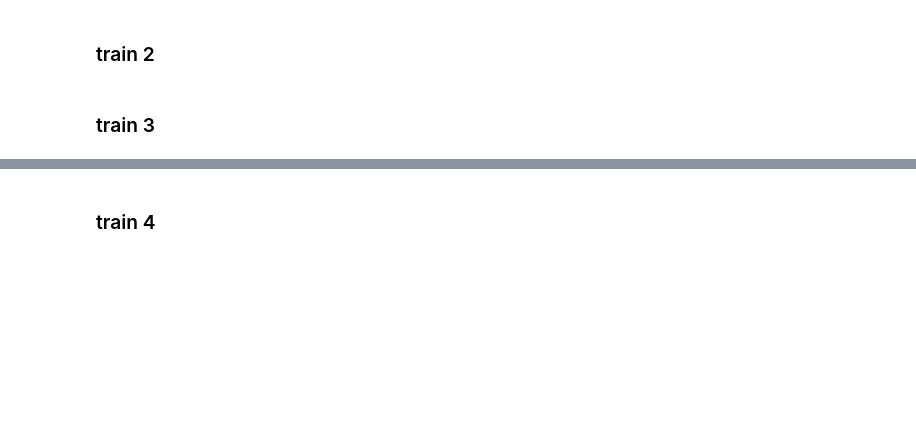
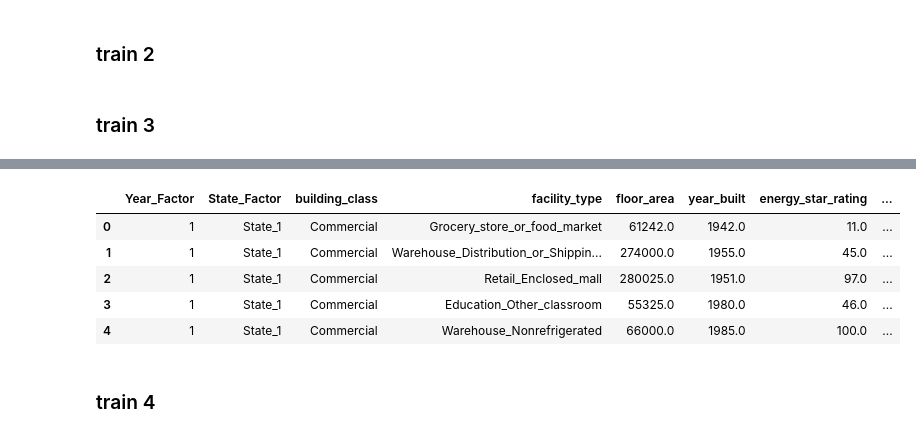
Before and after one commit to ravijp/WiDS, a Jupyter notebook: WiDS_Setup.ipynb, the cells around one changed output, grey strips where cells are left out. Saved outputs shown, nothing was run; the diff lists cells and outputs as text; code cells hidden in the pictures; blank space fills up the shorter version.

```diff
--- a/WiDS_Setup.ipynb
+++ b/WiDS_Setup.ipynb
@@ -301,0 +432,27 @@ KeyboardInterrupt: ignored
+# %%
+
+def quarter_agg_tempfields(newData:pd.DataFrame, colFlag:str='avg', dropcols:bool=True)-> pd.DataFrame:
+    newData[f'winter_{colFlag}_temp'] = (newData[f'december_{colFlag}_temp'] + newData[f'january_{colFlag}_temp'] + newData[f'february_{colFlag}_temp'])/3
+    newData[f'spring_{colFlag}_temp'] = (newData[f'march_{colFlag}_temp'] + newData[f'april_{colFlag}_temp'] + newData[f'may_{colFlag}_temp'])/3
+    newData[f'summer_{colFlag}_temp'] = (newData[f'june_{colFlag}_temp'] + newData[f'july_{colFlag}_temp'] + newData[f'august_{colFlag}_temp'])/3
+    newData[f'fall_{colFlag}_temp'] = (newData[f'september_{colFlag}_temp'] + newData[f'october_{colFlag}_temp'] + newData[f'november_{colFlag}_temp'])/3
+    if dropcols:
+        newData = newData.drop([f'january_{colFlag}_temp',f'february_{colFlag}_temp',f'march_{colFlag}_temp',f'april_{colFlag}_temp',f'may_{colFlag}_temp',f'june_{colFlag}_temp',f'july_{colFlag}_temp',f'august_{colFlag}_temp',f'september_{colFlag}_temp',f'october_{colFlag}_temp',f'november_{colFlag}_temp',f'december_{colFlag}_temp'] , axis = 1)
+    return newData
+df_train = quarter_agg_tempfields(df_train, colFlag='avg', dropcols=False)
+df_test = quarter_agg_tempfields(df_test, colFlag='avg', dropcols=False)
+df_train = quarter_agg_tempfields(df_train, colFlag='min', dropcols=False)
+df_test = quarter_agg_tempfields(df_test, colFlag='min', dropcols=False)
+df_train = quarter_agg_tempfields(df_train, colFlag='max', dropcols=False)
+df_test = quarter_agg_tempfields(df_test, colFlag='max', dropcols=False)
+# %%
+def missing_val_treat_wind_features(data:pd.DataFrame)->pd.DataFrame:
+    data["energy_star_rating"] = data.groupby(["State_Factor","Year_Factor"])["energy_star_rating"].apply(lambda x: x.fillna(x.mean()))
+    # data["energy_star_rating"] = data.groupby(["State_Factor","Year_Factor"])["energy_star_rating"].apply(lambda x: x.fillna(x.median()))
+    data["max_wind_speed"] = data.groupby(["State_Factor","Year_Factor"])["max_wind_speed"].apply(lambda x: x.fillna(x.mean()))
+    data["days_with_fog"] = data.groupby(["State_Factor","Year_Factor"])["days_with_fog"].apply(lambda x: x.fillna(x.mean()))
+    data["direction_max_wind_speed"] = data.groupby(["Year_Factor"])["direction_max_wind_speed"].apply(lambda x: x.fillna(x.mode()[0]))
+    data["direction_peak_wind_speed"] = data.groupby(["Year_Factor"])["direction_peak_wind_speed"].apply(lambda x: x.fillna(x.mode()[0]))
+    data["max_wind_speed"] = data.groupby(["Year_Factor"])["max_wind_speed"].apply(lambda x: x.fillna(x.mean()))
+    data["days_with_fog"] = data.groupby(["Year_Factor"])["days_with_fog"].apply(lambda x: x.fillna(x.mean()))
+    return data
@@ -301,0 +461,3 @@ KeyboardInterrupt: ignored
+# %%
+df_train = missing_val_treat_wind_features(df_train)
+df_test = missing_val_treat_wind_features(df_test)
@@ -532,3 +704,6 @@ variables=['facility_type',
 df_train['combination_variables']=df_train[variables].apply(lambda row: '_'.join(row.values.astype(str)), axis=1)
 
 df_test['combination_variables']=df_test[variables].apply(lambda row: '_'.join(row.values.astype(str)), axis=1)
+# %%
+df_train.head()
+# %% [output]
@@ -535,3 +711,9 @@ df_test['combination_variables']=df_test[variables].apply(lambda row: '_'.join(r
+|  | Year_Factor | State_Factor | building_class | facility_type | floor_area | year_built | energy_star_rating | ... |
+| 0 | 1 | State_1 | Commercial | Grocery_store_or_food_market | 61242.0 | 1942.0 | 11.0 | ... |
+| 1 | 1 | State_1 | Commercial | Warehouse_Distribution_or_Shippin... | 274000.0 | 1955.0 | 45.0 | ... |
+| 2 | 1 | State_1 | Commercial | Retail_Enclosed_mall | 280025.0 | 1951.0 | 97.0 | ... |
+| 3 | 1 | State_1 | Commercial | Education_Other_classroom | 55325.0 | 1980.0 | 46.0 | ... |
+| 4 | 1 | State_1 | Commercial | Warehouse_Nonrefrigerated | 66000.0 | 1985.0 | 100.0 | ... |
 # %%
 features_selected_3=list(features_selected_2)
 
```
Also changed, not shown: parts of 21 cells of this notebook.
